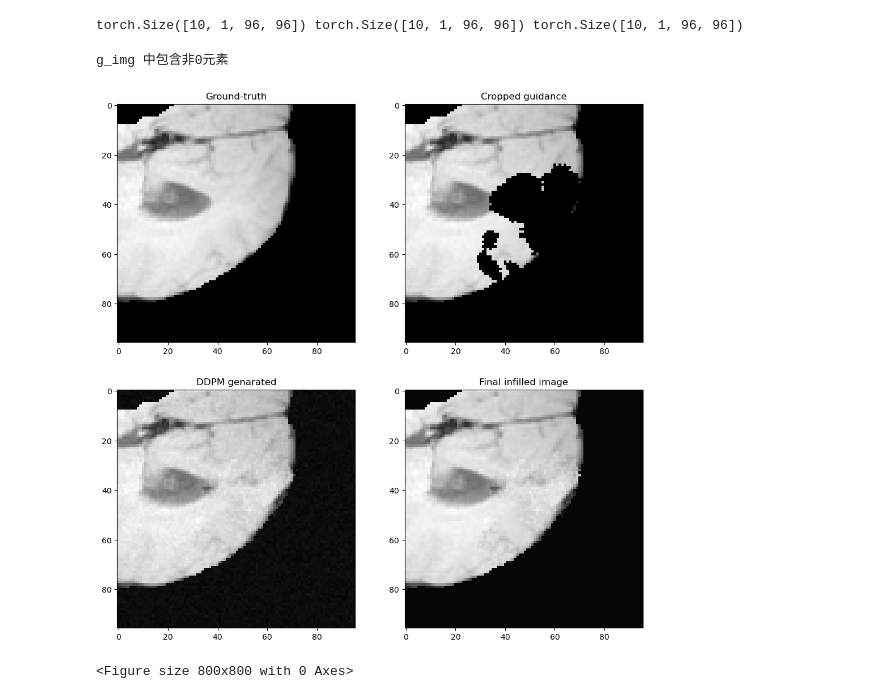
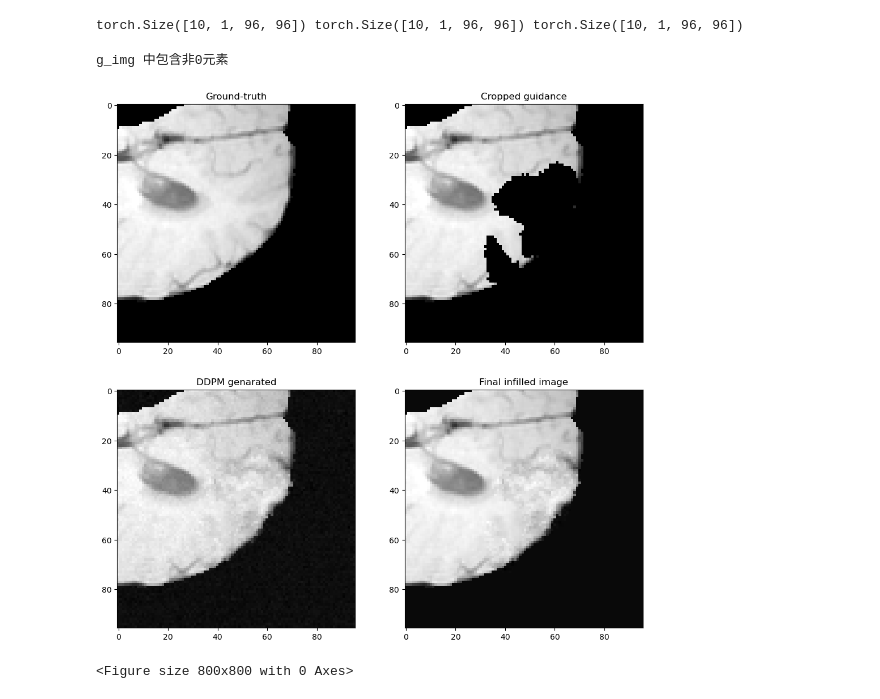
Before and after one commit to taotianli/DDPM_brain, a Jupyter notebook: ddpm_conditional_debug.ipynb, the cells around one changed output. Cells and saved outputs as stored; diff of their text form; code cells hidden in the pictures.

```diff
--- a/ddpm_conditional_debug.ipynb
+++ b/ddpm_conditional_debug.ipynb
@@ -50,8 +50,8 @@ class Diffusion:
             x = torch.randn((n, 1, self.img_size, self.img_size)).to(self.device)
             for i in tqdm(reversed(range(1, self.noise_steps)), position=0):
                 t = (torch.ones(n) * i).long().to(self.device)
-                predicted_noise = model(x, t, labels)
-                # predicted_noise = model(x, t, labels, masks)
+                # predicted_noise = model(x, t, labels)
+                predicted_noise = model(x, t, labels, masks)
                 if cfg_scale > 0:
                     uncond_predicted_noise = model(x, t, None)
                     predicted_noise = torch.lerp(uncond_predicted_noise, predicted_noise, cfg_scale)
@@ -105,8 +105,8 @@ args.train = True
 args.shuffle = False
 device = 'cuda'
 dataloader = get_data(args)
-# model = UNet_conditional_concat_with_mask_v2().to(device)
-model = UNet_conditional_concat().to(device)
+model = UNet_conditional_concat_with_mask_v2().to(device)
+# model = UNet_conditional_concat().to(device)
 ckpt = torch.load("./models/DDPM_conditional/ema_ckpt.pt")
 model.load_state_dict(ckpt)
 diffusion = Diffusion(img_size=args.image_size, device=device)
@@ -156,7 +156,7 @@ import matplotlib.pyplot as plt
 
 
 # 选择要显示的图像索引
-index = 4
+index = 8
 images = images.cpu()
 d_images_new = images_predict_slice.cpu()
 dd = d_images[:,:,:,:].cpu()
@@ -170,34 +170,34 @@ img = images[index, 0, :, :]
 d_img = d_images_new[index, 0, :, :]
 c_img = cropped_images[index, 0, :, :]
 g_img = g_images[index, 0, :, :]
 r_img = r_images[index, 0, :, :]
 dd_img = dd[index, 0, :, :]
 mask = masks_clone[index, 0, :, :]
 # print(g_img)
 # print(img[10,:])
 if torch.any(g_img != 0):
     print("g_img 中包含非0元素")
 else:
     print("g_img 中全是0")
 non_zero_elements = g_img[g_img != 0]
 # print(non_zero_elements)
 # 使用 matplotlib 显示图像
 plt.figure(figsize=(8, 8))
 axes[0,0].imshow(img, cmap='gray')
 axes[0,0].set_title('Ground-truth')
 axes[0,1].imshow(c_img, cmap='gray')
 axes[0,1].set_title('Cropped guidance')
 axes[1,0].imshow(dd_img, cmap='gray')
 axes[1,0].set_title('DDPM genarated')
 axes[1,1].imshow(d_img, cmap='gray')
 axes[1,1].set_title('Final infilled image')
 plt.show()
 mse = nn.MSELoss()
 # loss = mse(reference_image, masks_clone)
 # print(loss)
 # %% [output]
 g_img 中包含非0元素
-[figure, old version]
+[figure, new version]
 <Figure size 800x800 with 0 Axes>
 # %%
 d_1 = d_images_new[1, 0, :, :]
```
Also changed, not shown: parts of 5 cells of this notebook, 3 other files.
